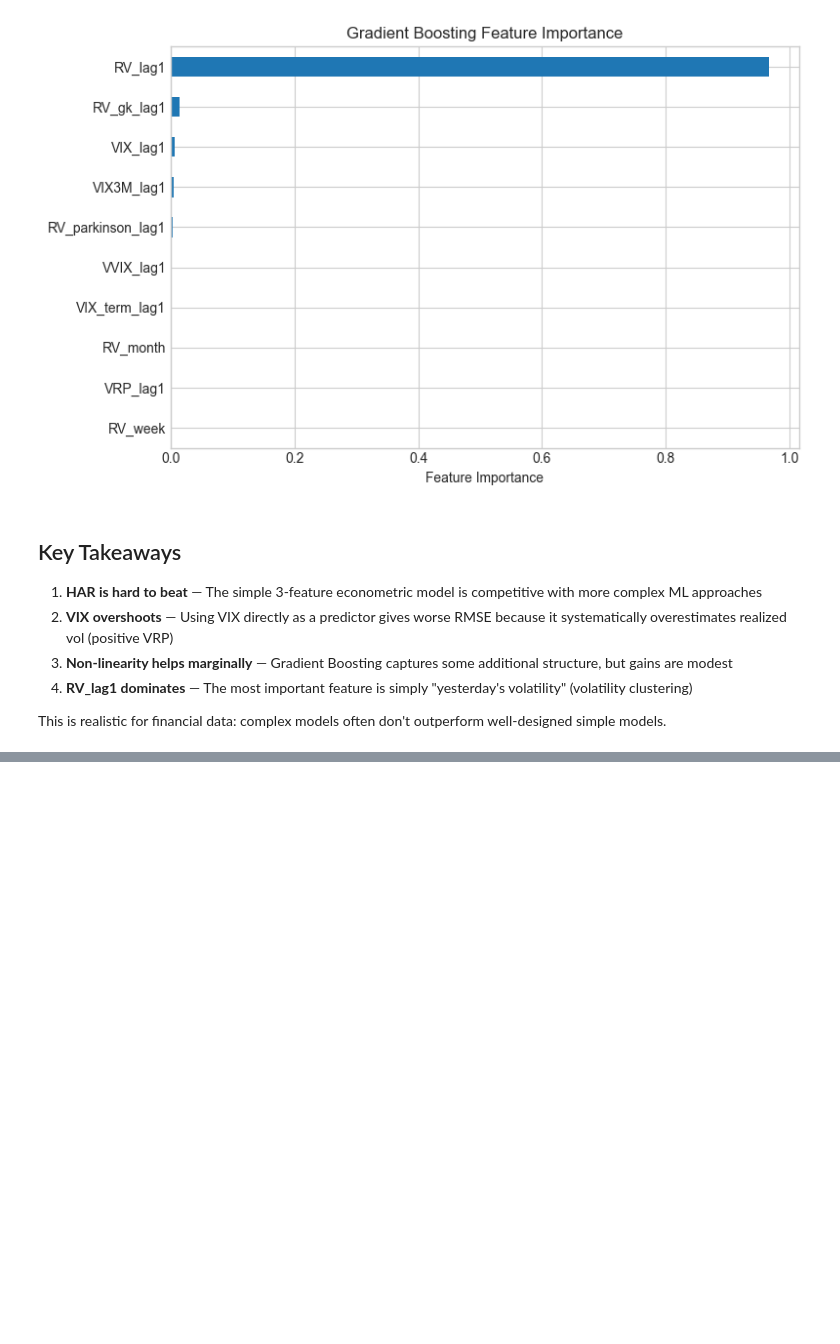
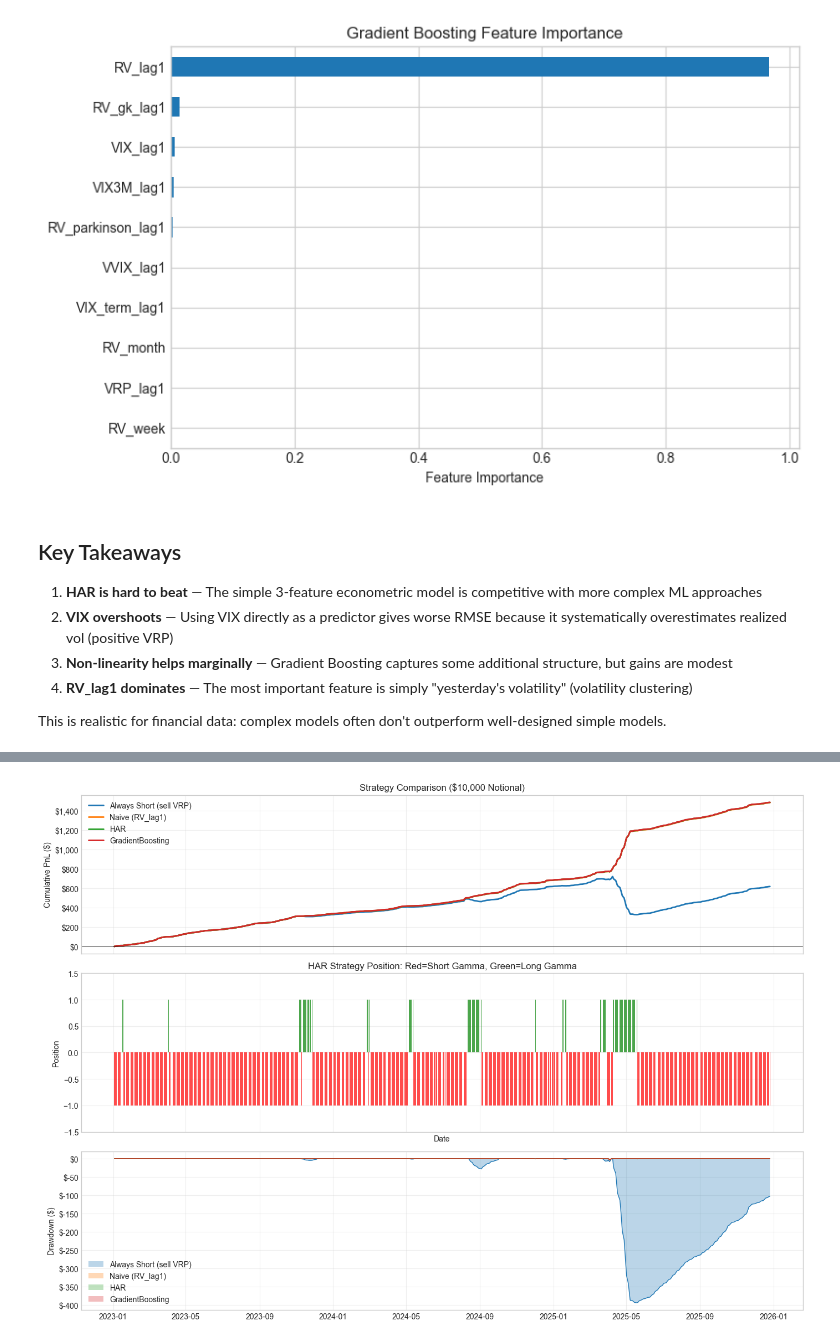
Before and after one commit to libapatrik/Quantitative-Finance-Book, a Jupyter notebook: volatility/pred_realized_vol.ipynb, the cells around one changed output, grey strips where cells are left out. Cells and saved outputs as stored; diff of their text form; code cells hidden in the pictures; blank space fills up the shorter version.

```diff
--- a/volatility/pred_realized_vol.ipynb
+++ b/volatility/pred_realized_vol.ipynb
@@ -345,0 +621,44 @@ This is realistic for financial data: complex models often don't outperform well
+# %%
+# Strategy visualization: PnL, Drawdown, and Position
+fig, axes = plt.subplots(3, 1, figsize=(14, 10), sharex=True)
+
+# Plot 1: Cumulative PnL
+ax = axes[0]
+for name, result in strategies.items():
+    ax.plot(y_test.index, result['cumulative_pnl'], label=name, linewidth=2)
+ax.axhline(0, color='black', linestyle='-', linewidth=0.5)
+ax.set_ylabel('Cumulative PnL ($)')
+ax.set_title(f'Strategy Comparison (${NOTIONAL:,} Notional)')
+ax.legend(loc='upper left')
+ax.grid(True, alpha=0.3)
+ax.yaxis.set_major_formatter(plt.FuncFormatter(lambda x, p: f'${x:,.0f}'))
+
+# Plot 2: HAR Strategy Position
+ax = axes[1]
+har_result = strategies['HAR']
+colors = ['red' if p < 0 else 'green' if p > 0 else 'gray' for p in har_result['position']]
+ax.bar(y_test.index, har_result['position'], color=colors, alpha=0.7, width=1)
+ax.set_ylabel('Position')
+ax.set_xlabel('Date')
+ax.set_title('HAR Strategy Position: Red=Short Gamma, Green=Long Gamma')
+ax.set_ylim(-1.5, 1.5)
+ax.grid(True, alpha=0.3)
+
+# Plot 3: Drawdown
+ax = axes[2]
+for name, result in strategies.items():
+    cumulative = result['cumulative_pnl']
+    running_max = np.maximum.accumulate(cumulative)
+    drawdown = -(running_max - cumulative)
+    ax.fill_between(y_test.index, drawdown, 0, alpha=0.3, label=name)
+    ax.plot(y_test.index, drawdown, linewidth=1)
+ax.set_ylabel('Drawdown ($)')
+ax.legend(loc='lower left')
+ax.grid(True, alpha=0.3)
+ax.yaxis.set_major_formatter(plt.FuncFormatter(lambda x, p: f'${x:,.0f}'))
+
+
+plt.tight_layout()
+plt.show()
+# %% [output]
+[figure, added]
```
Also changed, not shown: parts of 9 cells of this notebook, 3 other files.
